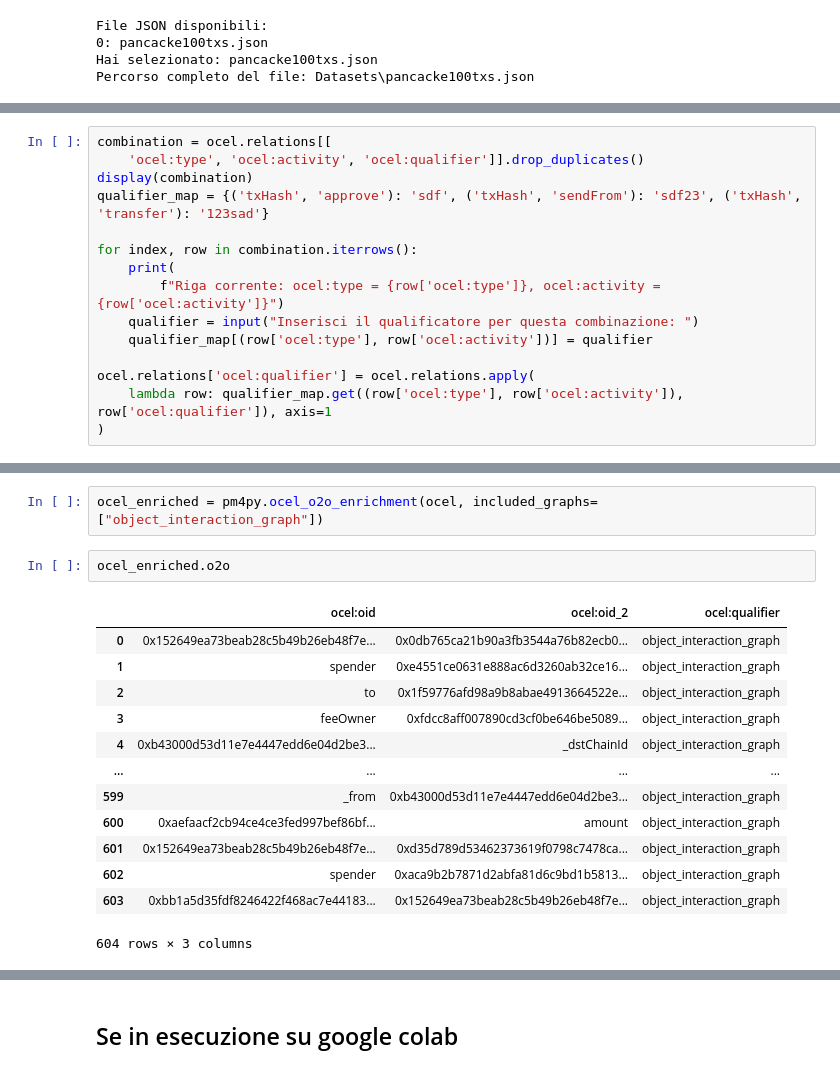
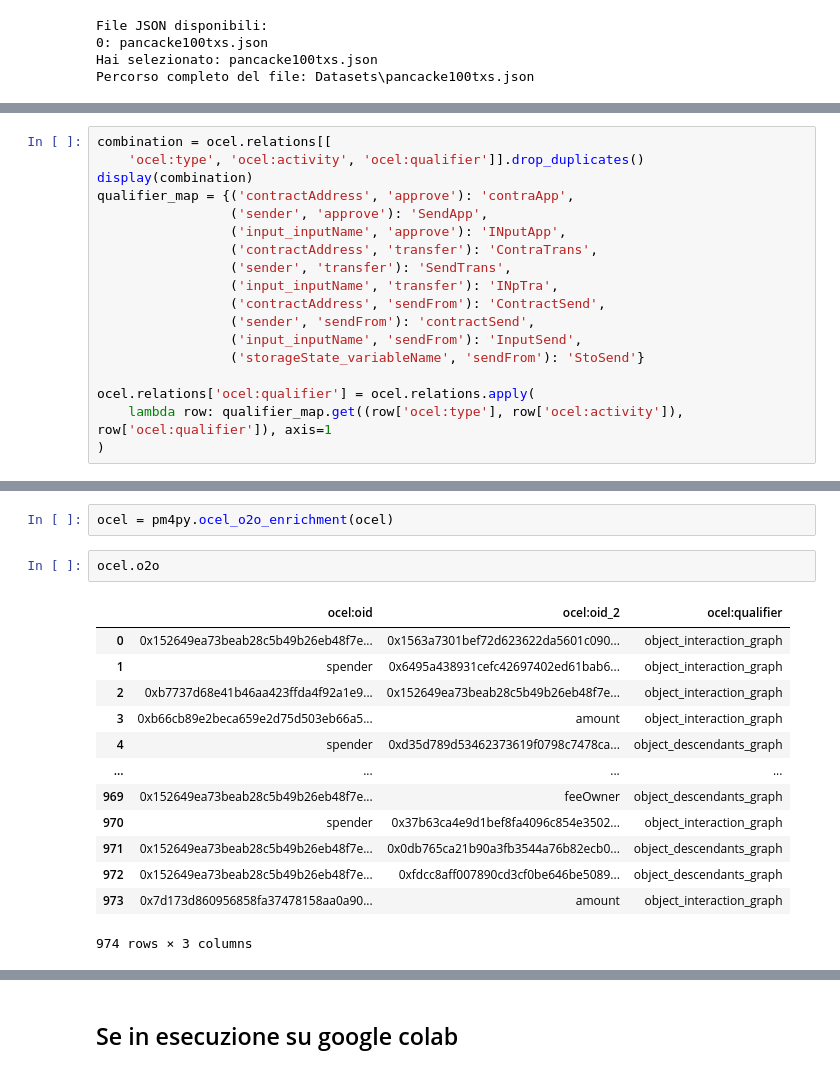
Before and after one commit to menga28/Log_to_ocel, a Jupyter notebook: mapping_json_to_ocel.ipynb, the cells around one changed output, grey strips where cells are left out. Drawn from its saved outputs; the diff is of its cells as text.

```diff
--- a/mapping_json_to_ocel.ipynb
+++ b/mapping_json_to_ocel.ipynb
@@ -263,13 +256,16 @@ Activities occurrences: Counter({'approve': 226, 'sendFrom': 168, 'transfer': 96
 combination = ocel.relations[[
     'ocel:type', 'ocel:activity', 'ocel:qualifier']].drop_duplicates()
 display(combination)
-qualifier_map = {('txHash', 'approve'): 'sdf', ('txHash', 'sendFrom'): 'sdf23', ('txHash', 'transfer'): '123sad'}
-
-for index, row in combination.iterrows():
-    print(
-        f"Riga corrente: ocel:type = {row['ocel:type']}, ocel:activity = {row['ocel:activity']}")
-    qualifier = input("Inserisci il qualificatore per questa combinazione: ")
-    qualifier_map[(row['ocel:type'], row['ocel:activity'])] = qualifier
+qualifier_map = {('contractAddress', 'approve'): 'contraApp',
+                 ('sender', 'approve'): 'SendApp',
+                 ('input_inputName', 'approve'): 'INputApp',
+                 ('contractAddress', 'transfer'): 'ContraTrans',
+                 ('sender', 'transfer'): 'SendTrans',
+                 ('input_inputName', 'transfer'): 'INpTra',
+                 ('contractAddress', 'sendFrom'): 'ContractSend',
+                 ('sender', 'sendFrom'): 'contractSend',
+                 ('input_inputName', 'sendFrom'): 'InputSend',
+                 ('storageState_variableName', 'sendFrom'): 'StoSend'}
 
 ocel.relations['ocel:qualifier'] = ocel.relations.apply(
     lambda row: qualifier_map.get((row['ocel:type'], row['ocel:activity']), row['ocel:qualifier']), axis=1
@@ -299,18 +285,18 @@ Riga corrente: ocel:type = storageState_variableName, ocel:activity = sendFrom
 # %%
-ocel_enriched = pm4py.ocel_o2o_enrichment(ocel, included_graphs=["object_interaction_graph"])
+ocel = pm4py.ocel_o2o_enrichment(ocel)
 # %%
-ocel_enriched.o2o
+ocel.o2o
 # %% [output]
 |  | ocel:oid | ocel:oid_2 | ocel:qualifier |
-| 0 | 0x152649ea73beab28c5b49b26eb48f7e... | 0x0db765ca21b90a3fb3544a76b82ecb0... | object_interaction_graph |
-| 1 | spender | 0xe4551ce0631e888ac6d3260ab32ce16... | object_interaction_graph |
-| 2 | to | 0x1f59776afd98a9b8abae4913664522e... | object_interaction_graph |
-| 3 | feeOwner | 0xfdcc8aff007890cd3cf0be646be5089... | object_interaction_graph |
-| 4 | 0xb43000d53d11e7e4447edd6e04d2be3... | _dstChainId | object_interaction_graph |
+| 0 | 0x152649ea73beab28c5b49b26eb48f7e... | 0x1563a7301bef72d623622da5601c090... | object_interaction_graph |
+| 1 | spender | 0x6495a438931cefc42697402ed61bab6... | object_interaction_graph |
+| 2 | 0xb7737d68e41b46aa423ffda4f92a1e9... | 0x152649ea73beab28c5b49b26eb48f7e... | object_interaction_graph |
+| 3 | 0xb66cb89e2beca659e2d75d503eb66a5... | amount | object_interaction_graph |
+| 4 | spender | 0xd35d789d53462373619f0798c7478ca... | object_descendants_graph |
 | ... | ... | ... | ... |
-| 599 | _from | 0xb43000d53d11e7e4447edd6e04d2be3... | object_interaction_graph |
-| 600 | 0xaefaacf2cb94ce4ce3fed997bef86bf... | amount | object_interaction_graph |
-| 601 | 0x152649ea73beab28c5b49b26eb48f7e... | 0xd35d789d53462373619f0798c7478ca... | object_interaction_graph |
-| 602 | spender | 0xaca9b2b7871d2abfa81d6c9bd1b5813... | object_interaction_graph |
-| 603 | 0xbb1a5d35fdf8246422f468ac7e44183... | 0x152649ea73beab28c5b49b26eb48f7e... | object_interaction_graph |
+| 969 | 0x152649ea73beab28c5b49b26eb48f7e... | feeOwner | object_descendants_graph |
+| 970 | spender | 0x37b63ca4e9d1bef8fa4096c854e3502... | object_interaction_graph |
+| 971 | 0x152649ea73beab28c5b49b26eb48f7e... | 0x0db765ca21b90a3fb3544a76b82ecb0... | object_descendants_graph |
+| 972 | 0x152649ea73beab28c5b49b26eb48f7e... | 0xfdcc8aff007890cd3cf0be646be5089... | object_descendants_graph |
+| 973 | 0x7d173d860956858fa37478158aa0a90... | amount | object_interaction_graph |
-604 rows × 3 columns
+974 rows × 3 columns
```
Also changed, not shown: parts of 6 cells of this notebook.
